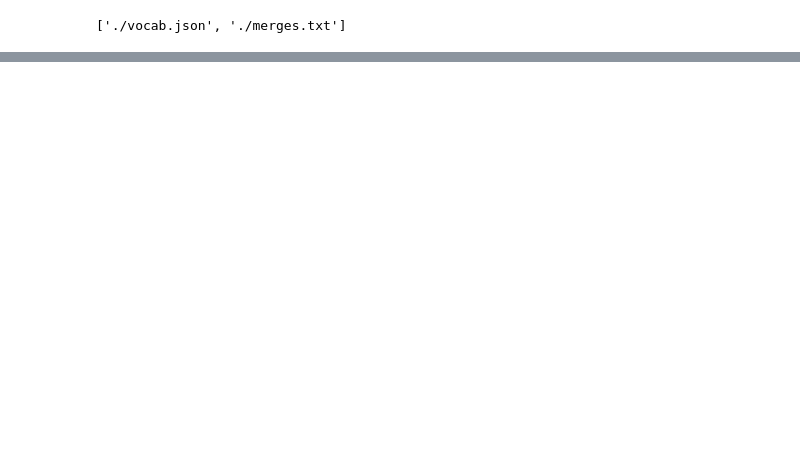
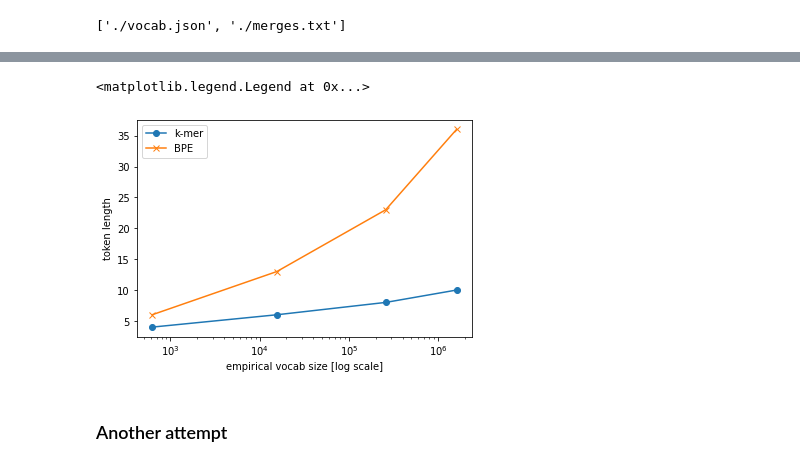
Before and after one commit to shaharazulay/dna-bert, a Jupyter notebook: dna_bert/quick_start.ipynb, the cells around one changed output, grey strips where cells are left out. Cells and saved outputs as stored; diff of their text form; code cells hidden in the pictures; blank space fills up the shorter version.

```diff
--- a/dna_bert/quick_start.ipynb
+++ b/dna_bert/quick_start.ipynb
@@ -193,0 +364,14 @@ tokenizer.get_vocab()
+# %%
+k = [4, 6, 8, 10]
+effective_vocab = [625, 15621, 259339, 1611004]
+plot(effective_vocab, k, '-o')
+plot(effective_vocab, [6, 13, 23, 36], '-x')
+xlabel('empirical vocab size [log scale]')
+ylabel('token length')
+xscale('log')
+legend(['k-mer', 'BPE'])
+# %% [output]
+<matplotlib.legend.Legend at 0x...>
+[figure, added]
+# %% [markdown]
+### Another attempt
```
Also changed, not shown: parts of 37 cells of this notebook, 4 other files.
